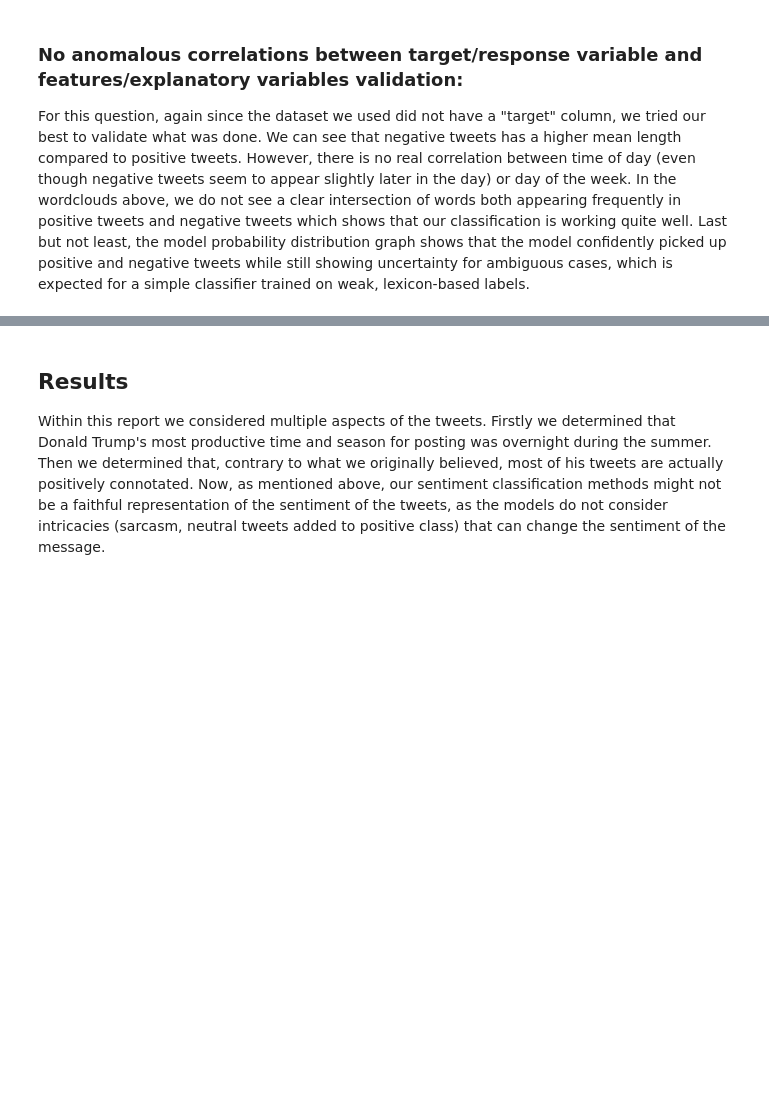
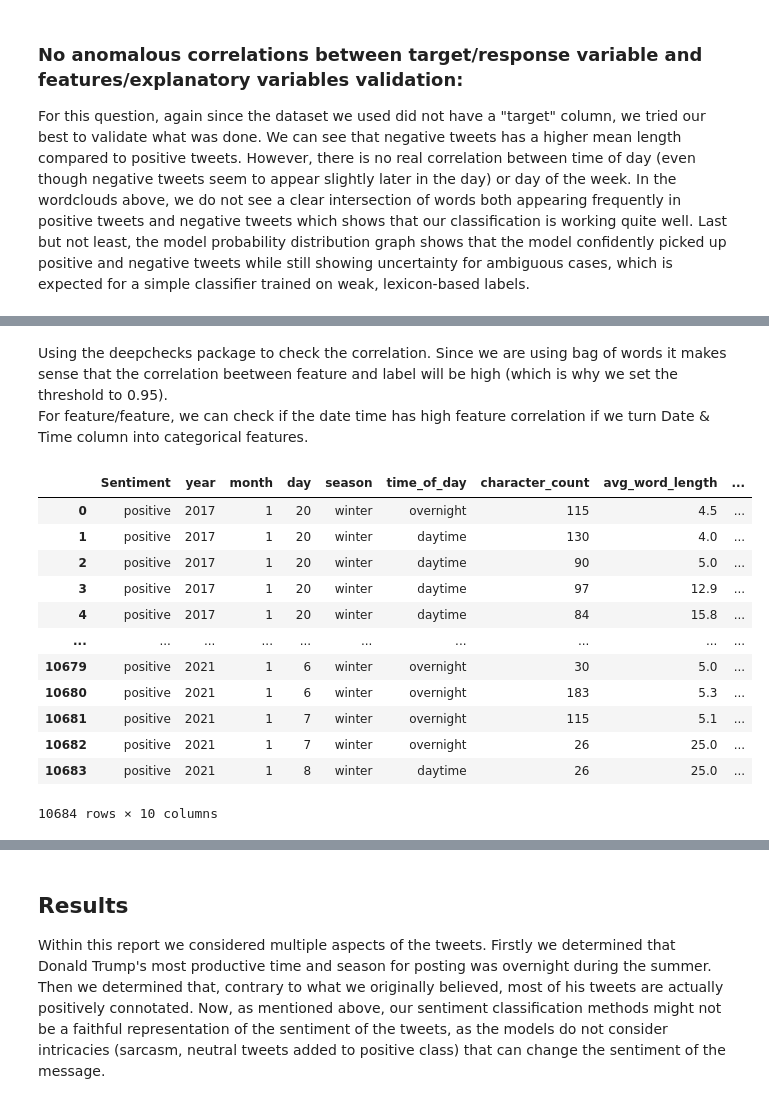
Before and after one commit to quandothoang/TrumpTwitterAnalysisMDS, a Jupyter notebook: trump_tweet_data_analysis.ipynb, the cells around one changed output, grey strips where cells are left out. Cells and saved outputs as stored; diff of their text form; code cells hidden in the pictures; blank space fills up the shorter version.

```diff
--- a/trump_tweet_data_analysis.ipynb
+++ b/trump_tweet_data_analysis.ipynb
@@ -568,0 +589,3 @@ SyntaxError: invalid decimal literal (963977672.py, line 1)
+# %% [markdown]
+Using the deepchecks package to check the correlation. Since we are using bag of words it makes sense that the correlation beetween feature and label will be high (which is why we set the threshold to 0.95). <br>
+For feature/feature, we can check if the date time has high feature correlation if we turn Date & Time column into categorical features.
@@ -568,0 +612,59 @@ SyntaxError: invalid decimal literal (963977672.py, line 1)
+# %%
+# Creating functions to turn datetime into categorical features
+def season(date):
+    if 4 <= date.month <=6:
+        return 'spring'
+    elif 7 <= date.month <=9:
+        return 'spring'
+    elif 10 <= date.month <=12:
+        return 'autumn'
+    else:
+        return 'winter'
+
+def daytime(date):
+    if pd.Timestamp('08:01').time() <= date.time() <= pd.Timestamp('16:00').time():
+        return 'daytime'
+    elif pd.Timestamp('16:01').time() <= date.time() <= pd.Timestamp('00:00').time():
+        return 'evening'
+    else:
+        return 'overnight'
+# %%
+# Creating functions to turn Tweet Text into categorical features
+def avg_word_length(text):
+    average = 0
+    for word in text.split() :
+        average += len(word)
+    return round(average/len(text.split()),1)
+
+def punctuation_count(text):
+    count = 0
+    for char in text:
+        if not char.isalnum() and not char.isspace():
+            count+=1
+    return count
+# %%
+dates_tweets = tweets.reset_index()
+dates_tweets['year']=dates_tweets['Date & Time'].dt.year
+dates_tweets['month']=dates_tweets['Date & Time'].dt.month
+dates_tweets['day']=dates_tweets['Date & Time'].dt.day
+dates_tweets['season']=dates_tweets['Date & Time'].apply(season)
+dates_tweets['time_of_day']=dates_tweets['Date & Time'].apply(daytime)
+dates_tweets['character_count']=dates_tweets['Tweet Text'].apply(len)
+dates_tweets['avg_word_length']=dates_tweets['Tweet Text'].apply(avg_word_length)
+dates_tweets['word_count']=dates_tweets['Tweet Text'].apply(lambda x:len(x.split()))
+dates_tweets['punctuation_count']=dates_tweets['Tweet Text'].apply(punctuation_count)
+dates_tweets.drop(columns=['weak_label','Date & Time','Tweet Text'])
+# %% [output]
+|  | Sentiment | year | month | day | season | time_of_day | character_count | avg_word_length | ... |
+| 0 | positive | 2017 | 1 | 20 | winter | overnight | 115 | 4.5 | ... |
+| 1 | positive | 2017 | 1 | 20 | winter | daytime | 130 | 4.0 | ... |
+| 2 | positive | 2017 | 1 | 20 | winter | daytime | 90 | 5.0 | ... |
+| 3 | positive | 2017 | 1 | 20 | winter | daytime | 97 | 12.9 | ... |
+| 4 | positive | 2017 | 1 | 20 | winter | daytime | 84 | 15.8 | ... |
+| ... | ... | ... | ... | ... | ... | ... | ... | ... | ... |
+| 10679 | positive | 2021 | 1 | 6 | winter | overnight | 30 | 5.0 | ... |
+| 10680 | positive | 2021 | 1 | 6 | winter | overnight | 183 | 5.3 | ... |
+| 10681 | positive | 2021 | 1 | 7 | winter | overnight | 115 | 5.1 | ... |
+| 10682 | positive | 2021 | 1 | 7 | winter | overnight | 26 | 25.0 | ... |
+| 10683 | positive | 2021 | 1 | 8 | winter | daytime | 26 | 25.0 | ... |
+10684 rows × 10 columns
```
Also changed, not shown: parts of 15 cells of this notebook.
